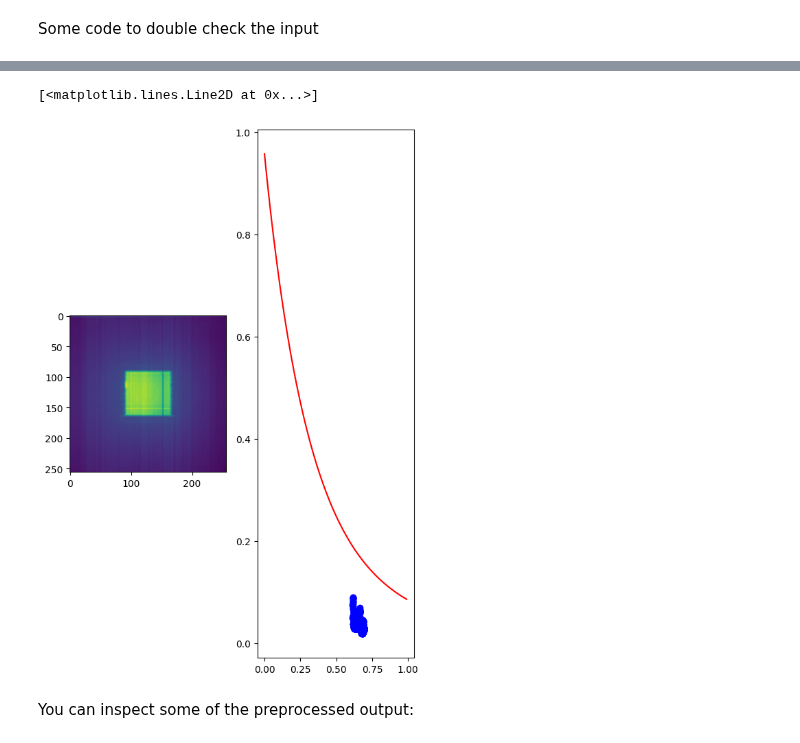
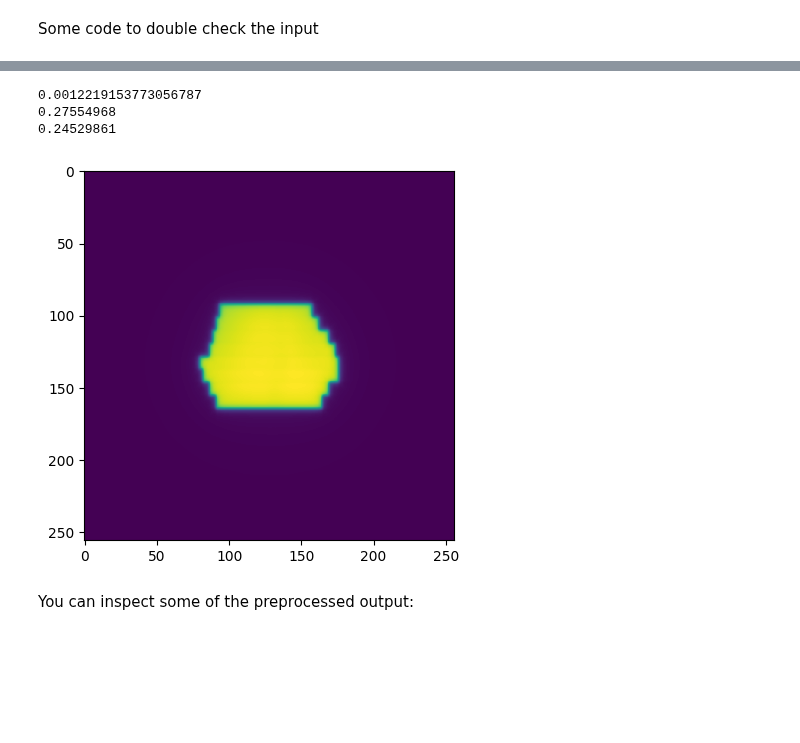
Before and after one commit to cbojechko/Image_Prediction, a Jupyter notebook: Compare_pred_meas.ipynb, the cells around one changed output, grey strips where cells are left out. Drawn from its saved outputs; the diff is of its cells as text; code cells hidden in the pictures; blank space fills up the shorter version.

```diff
--- a/Compare_pred_meas.ipynb
+++ b/Compare_pred_meas.ipynb
@@ -377,61 +369,22 @@ plt.show()
-# %%
-train_len = len(train_dataset)
-valid_len = len(valid_dataset)
-#test_len =  len(test_dataset)
-x, y = next(iterx)
-#print(train_len)
-#print(valid_len)
-#print(test_len)
-#plt.imshow(y[0,...,0])
-
-rt = y[0,...,0].numpy()
-
-pdos = x[0,...,0].numpy()
-cbct = x[0,...,1].numpy()
-
-plt.figure(figsize=(10, 10))
-plt.subplot(1,3,1)
-
-plt.imshow(rt)
-#plt.plot(pdos[128,1:256],'b')
-#plt.plot(cbct[128,1:256],'r')
-
-#plt.show()
-
-cbctval = []
-ratio = []
-pdosval = []
-
-rtmax = rt.max(0).max(-1)
-#print(rtmax)
-
-for i in range(0,256):
-  for j in range(0,256):
-    if(rt[i,j] > rtmax*0.5):
-      cbctval = np.append(cbctval,cbct[i,j])
-      pdosval = np.append(pdosval,pdos[i,j])
-      ratio = np.append(ratio,rt[i,j]/pdos[i,j])
-
-plt.subplot(1,3,2)
-plt.plot(cbctval,ratio,'bo')
-
-#xp = np.arange(0, 200.0, 0.1)
-#yp = np.exp(-4.0/255 * xp) + 0.15/255 * xp - 0.1/65025 * xp * xp
-# #yp = pdosval*( np.exp(-4.0/255 *cbctval) + 0.15/255 * cbctval - 0.1/65025 * cbctval * cbctval)
-xp = np.arange(0, 1.0, 0.01)
-#yp = np.exp(-4.0 * xp) + 0.15 * xp -0.1* xp * xp
-#yp = np.exp(-4.0 * xp)
-yp = np.exp(0.538066*xp*xp-2.970*xp-0.04349)
-
-plt.plot(xp, yp,'r')
-
-#plt.subplot(1,3,3)
-#plt.plot(rt[128,1:256]/pdos[128,1:256],'b')
-#plt.plot(pdos[128,1:256],'r')
-#plt.plot(rt[128,1:256],'b')
-# %% [output]
-[<matplotlib.lines.Line2D at 0x...>]
-[figure, removed]
+# %%
+plt.imshow(pdos)
+
+xval = 225
+yval = 60
+
+cbctval = cbct_pred[225,60]
+pdosval = pdos[225,60]
+
+out = pdosval*(1.0*np.exp(0.538066**cbctval*cbctval-2.970*cbctval-0.04349))
+print(out)
+
+print(cbct[225,60])
+print(cbct_pred[225,60])
+# %% [output]
+0.0012219153773056787
+0.27554968
+0.24529861
+[figure, added]
 # %% [markdown]
 You can inspect some of the preprocessed output:
 # %%
```
Also changed, not shown: parts of 28 cells of this notebook.
